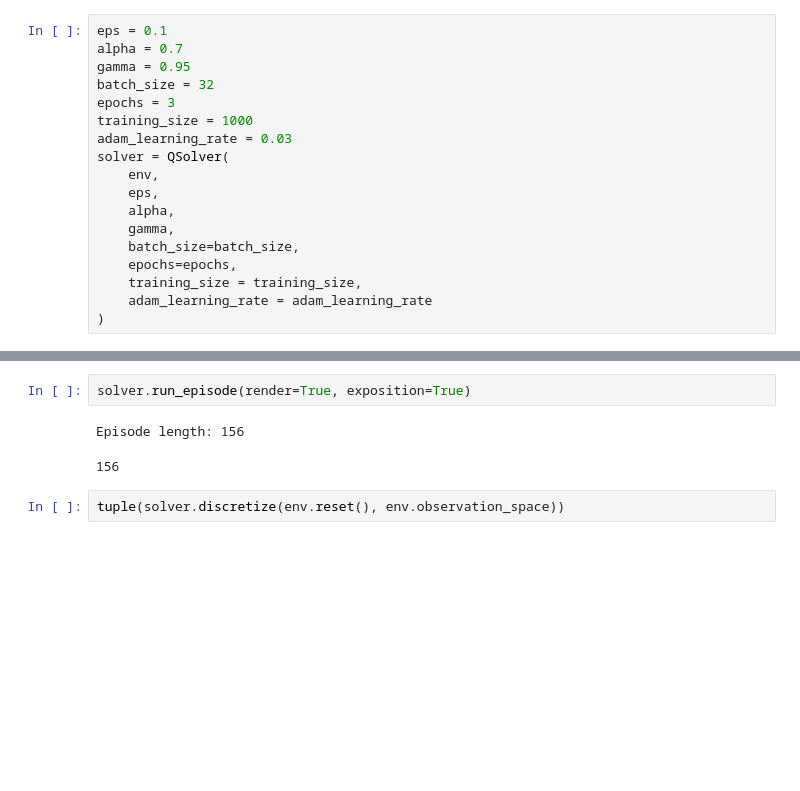
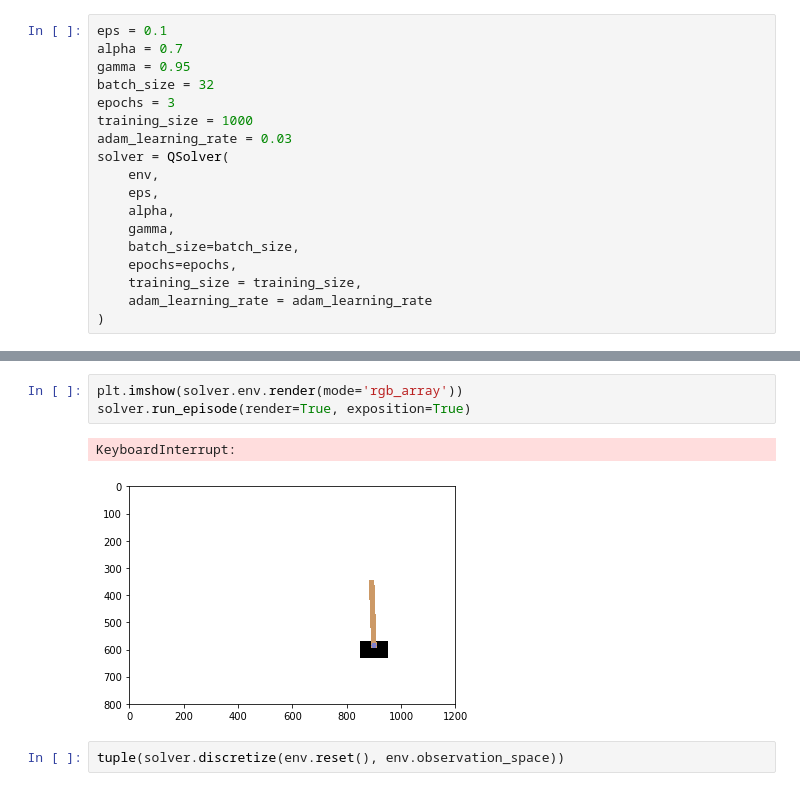
Before and after one commit to AndreasHaure/ReinforcementLearning, a Jupyter notebook: week5/andreas/cartpole_qlearning.ipynb, the cells around one changed output, grey strips where cells are left out. Drawn from its saved outputs; the diff is of its cells as text; blank space fills up the shorter version.

```diff
--- a/week5/andreas/cartpole_qlearning.ipynb
+++ b/week5/andreas/cartpole_qlearning.ipynb
@@ -368,8 +324,9 @@ _ = plt.ylabel('episode length')
 # %%
+plt.imshow(solver.env.render(mode='rgb_array'))
 solver.run_episode(render=True, exposition=True)
 # %% [output]
-Episode length: 156
+KeyboardInterrupt:
-156
+[figure, added]
 # %%
 tuple(solver.discretize(env.reset(), env.observation_space))
 # %% [output]
```
Also changed, not shown: parts of 3 cells of this notebook, 10 other files.
